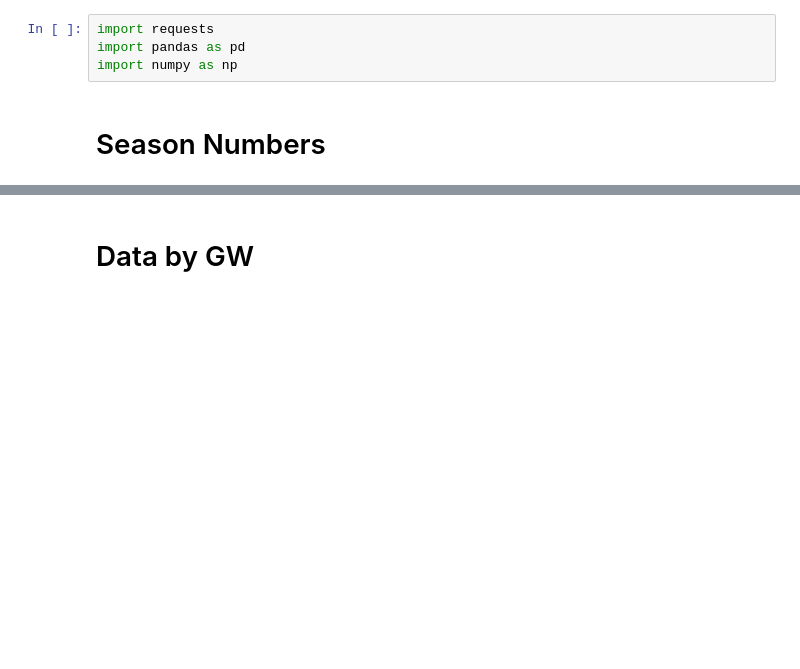
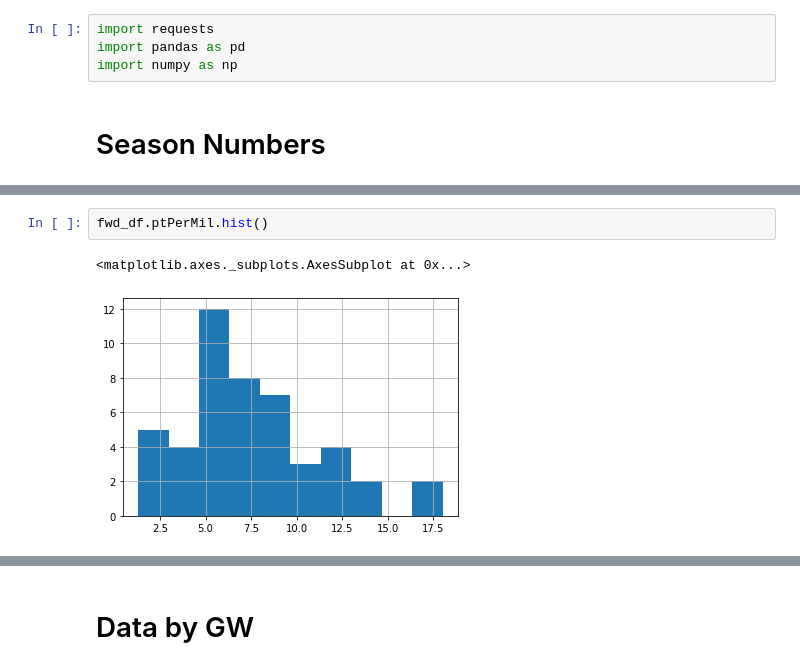
Before and after one commit to tryggviskarp/FPL, a Jupyter notebook: FPLdutl.ipynb, the cells around one changed output, grey strips where cells are left out. Saved outputs shown, nothing was run; the diff lists cells and outputs as text; blank space fills up the shorter version.

```diff
--- a/FPLdutl.ipynb
+++ b/FPLdutl.ipynb
@@ -280,0 +215,5 @@ fwd_df.sort_values('value',ascending=False).head(10)
+# %%
+fwd_df.ptPerMil.hist()
+# %% [output]
+<matplotlib.axes._subplots.AxesSubplot at 0x...>
+[figure, added]
```
Also changed, not shown: parts of 57 cells of this notebook.
